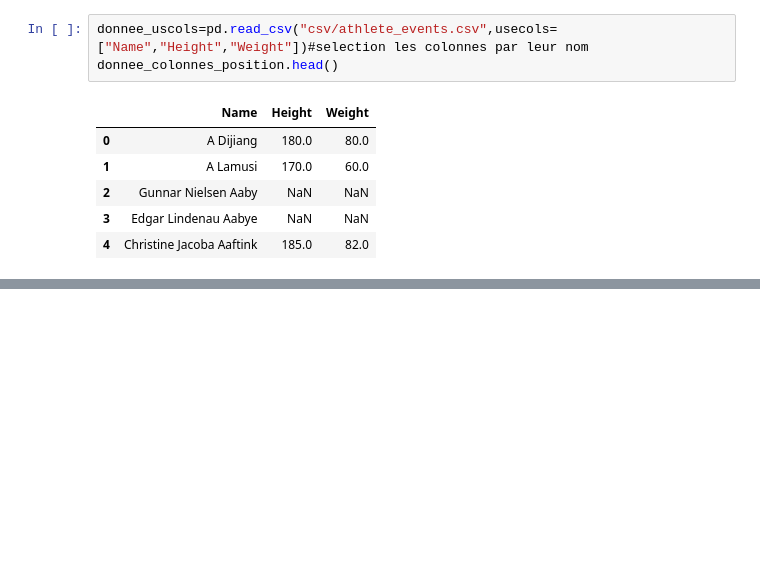
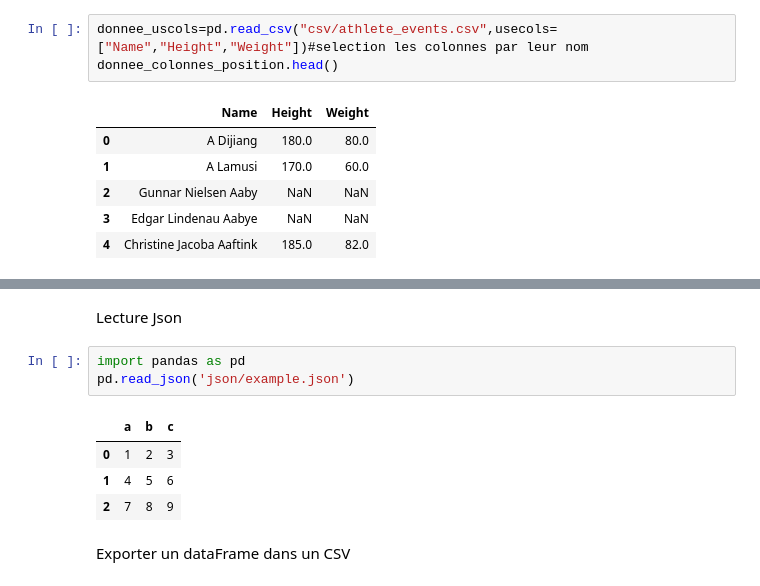
Before and after one commit to ShaD971/Python_Data_Analyst, a Jupyter notebook: Panda_Perso.ipynb, the cells around one changed output, grey strips where cells are left out. Saved outputs shown, nothing was run; the diff lists cells and outputs as text; blank space fills up the shorter version.

```diff
--- a/Panda_Perso.ipynb
+++ b/Panda_Perso.ipynb
@@ -153,0 +185,12 @@ dtype: object
+# %% [markdown]
+Lecture Json
+# %%
+import pandas as pd
+pd.read_json('json/example.json')
+# %% [output]
+|  | a | b | c |
+| 0 | 1 | 2 | 3 |
+| 1 | 4 | 5 | 6 |
+| 2 | 7 | 8 | 9 |
+# %% [markdown]
+Exporter un dataFrame dans un CSV
```
Also changed, not shown: parts of 7 cells of this notebook, 4 other files.
